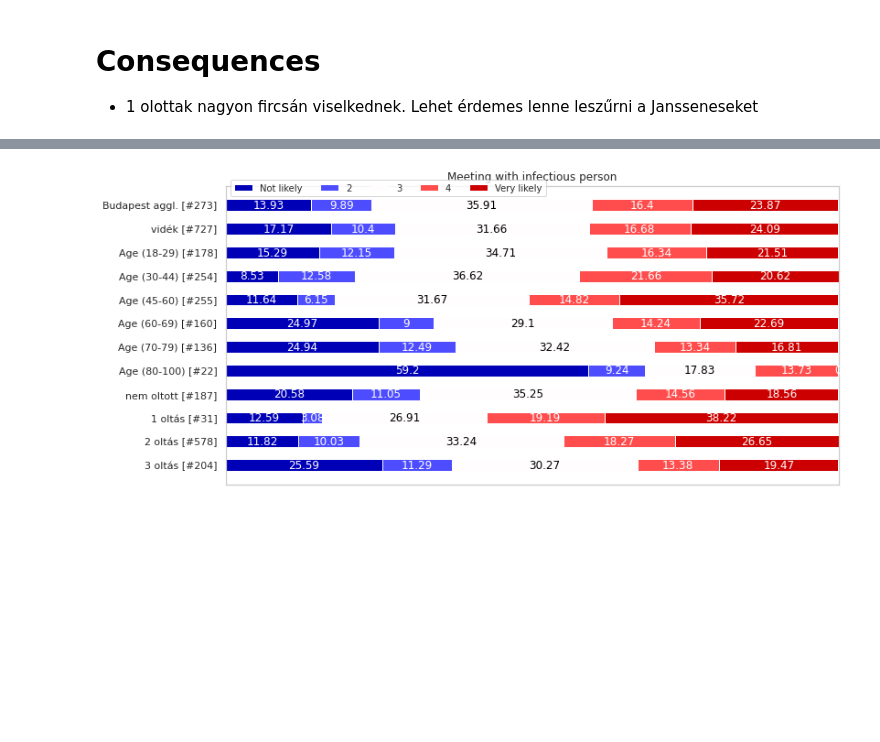
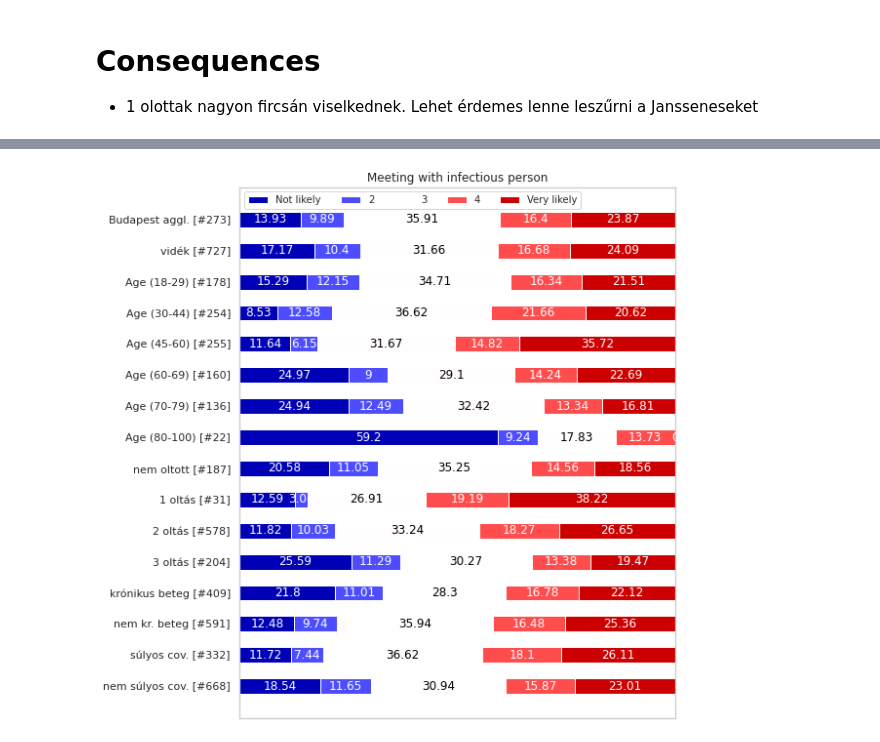
Before and after one commit to dczifra/epidemic_seeding, a Jupyter notebook: scripts/real_data/survey_french_flag_explore.ipynb, the cells around one changed output, grey strips where cells are left out. Saved outputs shown, nothing was run; the diff lists cells and outputs as text; code cells hidden in the pictures; blank space fills up the shorter version.

```diff
--- a/scripts/real_data/survey_french_flag_explore.ipynb
+++ b/scripts/real_data/survey_french_flag_explore.ipynb
@@ -126,12 +135,18 @@ labels_age = [f"Age ({a}-{b})" for (a,b),c in zip(age_arr, criterions_age)]
 
 labels_oltott = ["nem oltott", "1 oltás", "2 oltás", "3 oltás"]
 criterions_oltott = [df["K24"]==2, df["K25_1"]==1, df["K25_1"]==2, df["K25_1"]==3]
+
+labels_cronic_illness = ["krónikus beteg", "nem kr. beteg"]
+criterions_cronic_illness= [df["K8"]==1, df["K8"]==2]
+
+labels_ill_friend = ["súlyos cov.", "nem súlyos cov."]
+criterions_ill_friend = [df['K23_3']==1,df['K23_3']==2]
 # %%
 def survey_criterions(df, key, labels, criterions, category_names, figsize=(12,8)):
     results = {}
     for label,crit in zip(labels, criterions):
         x = df[crit].groupby([key])['súly'].sum()
-        n = list(set(range(1,6))-set(list(x.index)))
+        n = list(set(range(1,len(category_names)+1))-set(list(x.index)))
         x = x.append(pd.Series(np.zeros(len(n)), index=n))
         results[label+f" [#{len(df[crit])}]"]=np.round(100*x.array/np.sum(x.array), decimals=2)
         #print(label, results[label], x.index, x.array)
@@ -165,10 +180,10 @@ Age80-100 -nál  összecsúszott a 4-5. kategória
 # %%
 survey_criterions(df, "K86",
-                  labels=labels_bp+labels_age+labels_oltott,
-                  criterions=criterions_bp+criterions_age+criterions_oltott,
+                  labels=labels_bp+labels_age+labels_oltott+labels_cronic_illness+labels_ill_friend,
+                  criterions=criterions_bp+criterions_age+criterions_oltott+criterions_cronic_illness+criterions_ill_friend,
                   category_names= ["Not likely", "2", "3", "4", "Very likely"],
-                  figsize=(12,6))
+                  figsize=(8,10))
 plt.title("Meeting with infectious person")
 plt.show()
 # %% [output]
-[figure, old version]
+[figure, new version]
```
Also changed, not shown: parts of 10 cells of this notebook.
